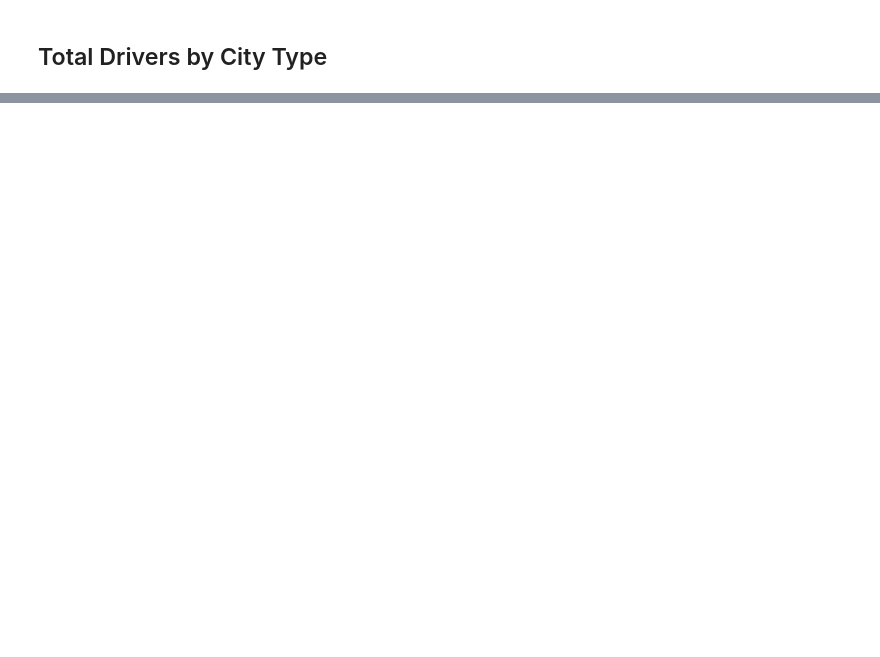
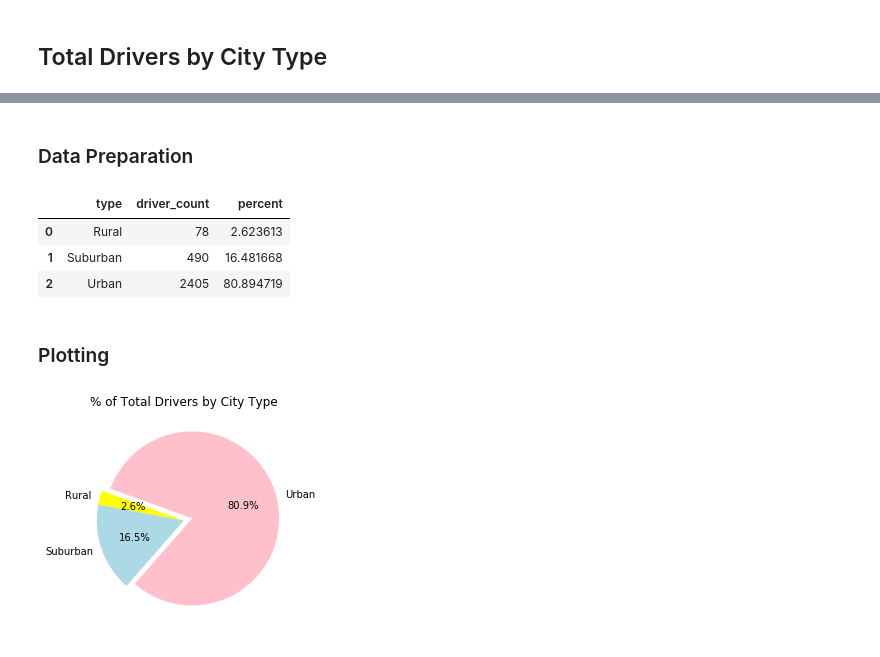
Before and after one commit to MBouchaqour/taxi-app-data-analysis, a Jupyter notebook: pyber.ipynb, the cells around one changed output, grey strips where cells are left out. Drawn from its saved outputs; the diff is of its cells as text; code cells hidden in the pictures; blank space fills up the shorter version.

```diff
--- a/pyber.ipynb
+++ b/pyber.ipynb
@@ -201,0 +178,44 @@ plt.show()
+# %% [markdown]
+### Data Preparation
+# %%
+# Calculate Driver Percents
+
+city_data
+
+city_type_drivers_df = city_data.groupby(['type']).agg({'driver_count': 'sum'})
+
+city_type_drivers_df = city_type_drivers_df.reset_index()
+
+
+city_type_total_drivers = city_type_drivers_df['driver_count'].sum()
+
+
+city_type_drivers_df['percent'] = (city_type_drivers_df['driver_count']/city_type_total_drivers)*100
+
+city_type_drivers_df.head()
+# %% [output]
+|  | type | driver_count | percent |
+| 0 | Rural | 78 | 2.623613 |
+| 1 | Suburban | 490 | 16.481668 |
+| 2 | Urban | 2405 | 80.894719 |
+# %% [markdown]
+### Plotting
+# %%
+# Build Pie Chart
+
+sizes = np.array(city_type_drivers_df['percent'])
+labels = np.array(city_type_drivers_df['type'])
+
+explode = (0, 0, 0.1)  # only "explode" the 2nd slice (i.e. 'Hogs')
+colors = ['yellow','lightblue','pink']
+
+plt.pie(sizes, labels=labels,explode=explode, colors=colors, autopct='%.1f%%', startangle=160)
+
+plt.title('% of Total Drivers by City Type')
+
+#ax1.axis('equal')  # Equal aspect ratio ensures that pie is drawn as a circle.
+
+# Save Figure
+plt.savefig('Images/04_Total_Drivers_by_City_Type.pdf', bbox_inches="tight")
+# %% [output]
+[figure, added]
```
Also changed, not shown: parts of 9 cells of this notebook, 4 other files.
